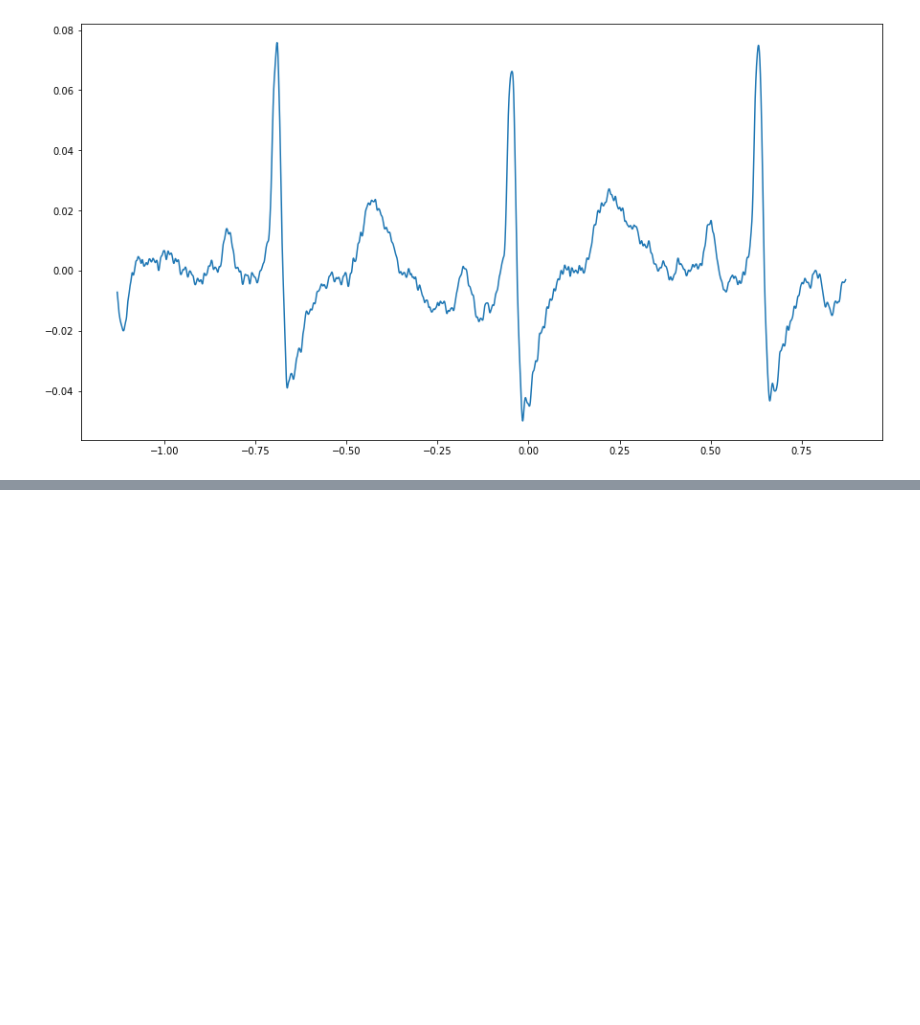
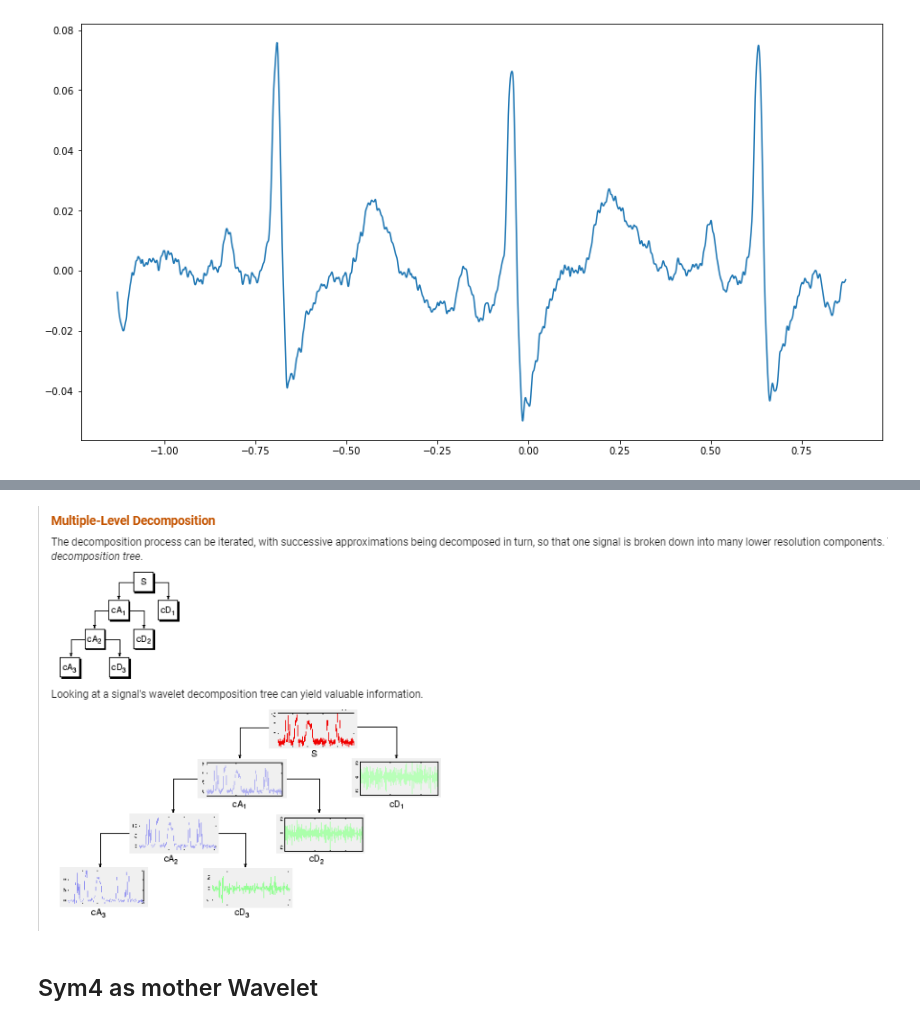
Before and after one commit to kp-algomaster/AI_Healthcare, a Jupyter notebook: ecg-processing/Digital-filtering-of-ecg-signal/ecgAnalysis.ipynb, the cells around one changed output, grey strips where cells are left out. Cells and saved outputs as stored; diff of their text form; code cells hidden in the pictures; blank space fills up the shorter version.

```diff
--- a/ecg-processing/Digital-filtering-of-ecg-signal/ecgAnalysis.ipynb
+++ b/ecg-processing/Digital-filtering-of-ecg-signal/ecgAnalysis.ipynb
@@ -166,0 +222,7 @@ plt.plot(ekgDF['Time (s)'],moving_average(ekgFiltered2, 100))
+# %%
+from IPython.display import Image
+Image(filename='/content/gdrive/Othercomputers/PC/AI_DataScience_Training/AI_Healthcare/AI_Healthcare/Resources/wavelets decomposition tree.PNG')
+# %% [output]
+[figure, added]
+# %% [markdown]
+## Sym4 as mother Wavelet
```
Also changed, not shown: parts of 21 cells of this notebook, 5 other files.
